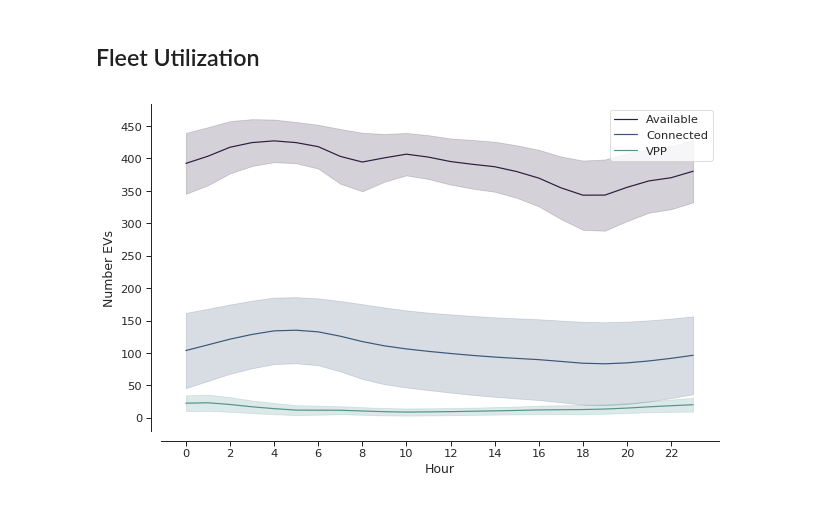
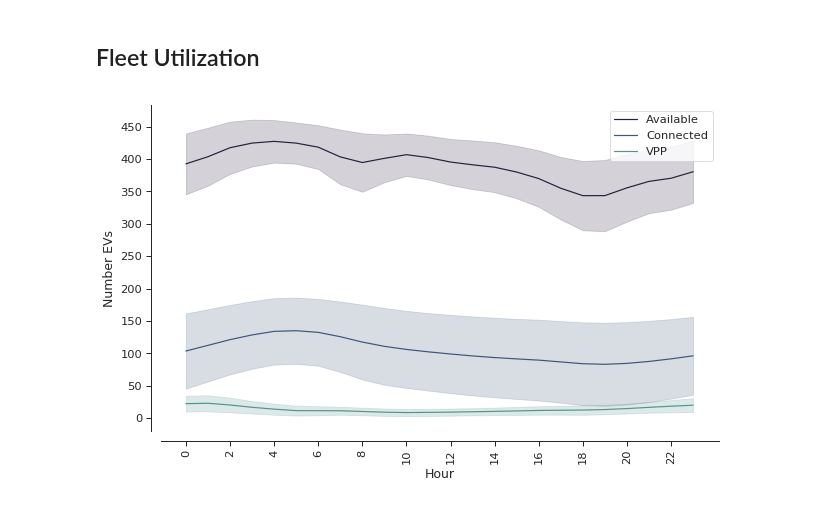
Before and after one commit to indyfree/FleetSim, a Jupyter notebook: notebooks/07-Results.ipynb, the cells around one changed output. Drawn from its saved outputs; the diff is of its cells as text; code cells hidden in the pictures.

```diff
--- a/notebooks/07-Results.ipynb
+++ b/notebooks/07-Results.ipynb
@@ -180,22 +187,22 @@ sns.palplot(palette)
 # %%
 df_stats = read_results("../results/stats-baseline.csv")
 df_stats["hour"] = df_stats.index.hour
 df_stats.head()
 
 def labels(y):
     label = y.split("_")[0].title()
     label = "Connected" if label == "Charging" else label
     label = label.upper() if label == "Vpp" else label
     return label
 
 Y = ["available_evs", "charging_evs", "vpp_evs"]
 for y in Y:
-    ax = sns.lineplot(x="hour", y=y, ci="sd", data=df_stats, label=labels(y))
+    ax = sns.lineplot(x="hour", y=y, ci="sd", markers=['X'], data=df_stats, label=labels(y))
 
 sns.despine(offset=10)
 ax.set(xlabel='Hour', ylabel='Number EVs')
-plt.xticks(np.arange(0, 24, 2));
+plt.xticks(np.arange(0, 24, 2), rotation=90);
 plt.yticks(np.arange(0, 500, 50));
 plt.savefig("../results/fig/fleet-utilization.png")
 # %% [output]
-[figure, old version]
+[figure, new version]
```
Also changed, not shown: parts of 7 cells of this notebook, 6 other files.
